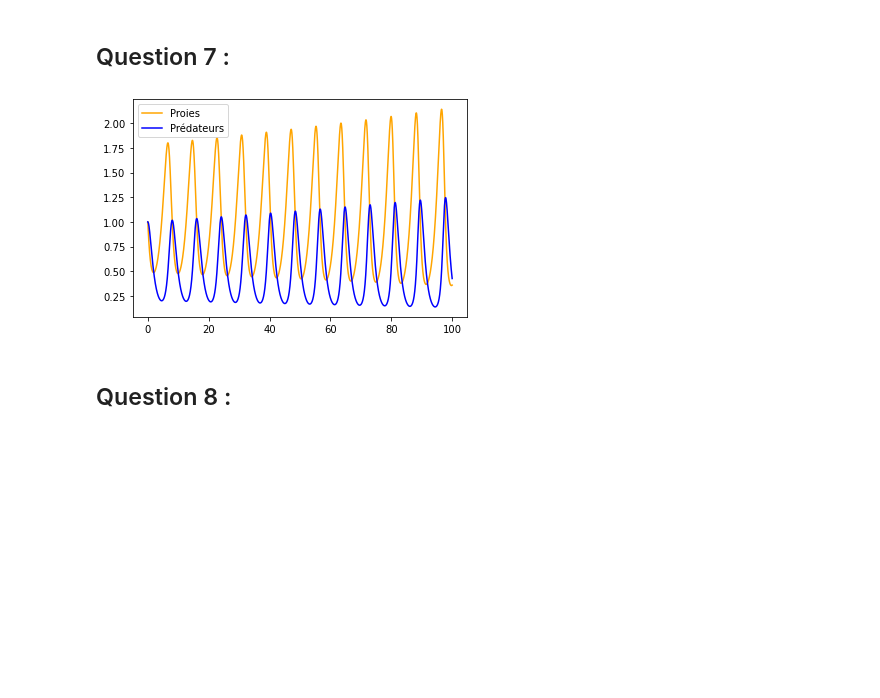
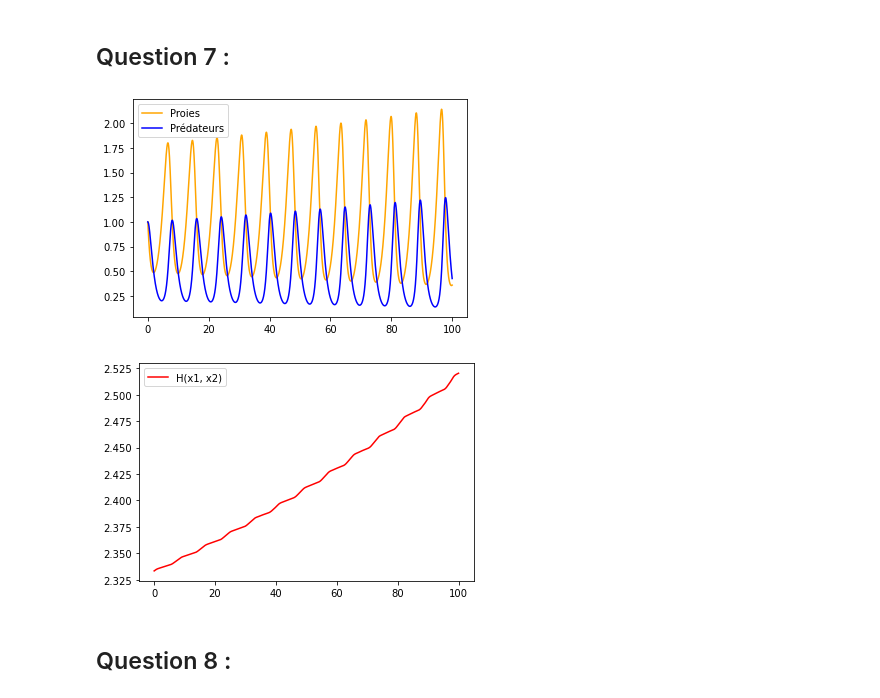
Before and after one commit to jpl-c/projet_numerique_proba, a Jupyter notebook: DMequadiff.ipynb, the cells around one changed output. Cells and saved outputs as stored; diff of their text form; code cells hidden in the pictures; blank space fills up the shorter version.

```diff
--- a/DMequadiff.ipynb
+++ b/DMequadiff.ipynb
@@ -256,26 +256,41 @@ plt.legend()
 # %% [markdown]
 ## Question 7 :
 # %%
+alpha = 2/3
+beta = 4/3
+delta = 1
+gamma = 1
+
 def Lotka_Volterra(x,t):
-    alpha = 2/3
-    beta = 4/3
-    delta = 1
-    gamma = 1
     x1, x2 = x[0], x[1]
     return np.array([x1*(alpha-beta*x2), -x2*(gamma-delta*x1)])
+
+def H(x):
+    x1, x2 = x[0], x[1]
+    return delta*x1 - gamma*np.log(x1) + beta*x2 - alpha*np.log(x2)
+
 
 x0 = np.array([1.0, 1.0])
 dt = 0.01
 t0 = 0
 tf = 100
 time, x = solve_euler_explicit(Lotka_Volterra, x0, dt, t0, tf)
+
+tab_H = []
+for i in x:
+    tab_H.append(H(i))
 x = x.transpose()
+
 plt.plot(time,x[0],'orange', label = 'Proies')
 plt.plot(time,x[1],'blue', label = 'Prédateurs')
 plt.legend()
+plt.figure()
+plt.plot(time, tab_H, 'red', label = 'H(x1, x2)')
+plt.legend()
 plt.show()
 # %% [output]
 [figure]
+[figure, added]
 # %% [markdown]
 ## Question 8 :
 # %%
```
